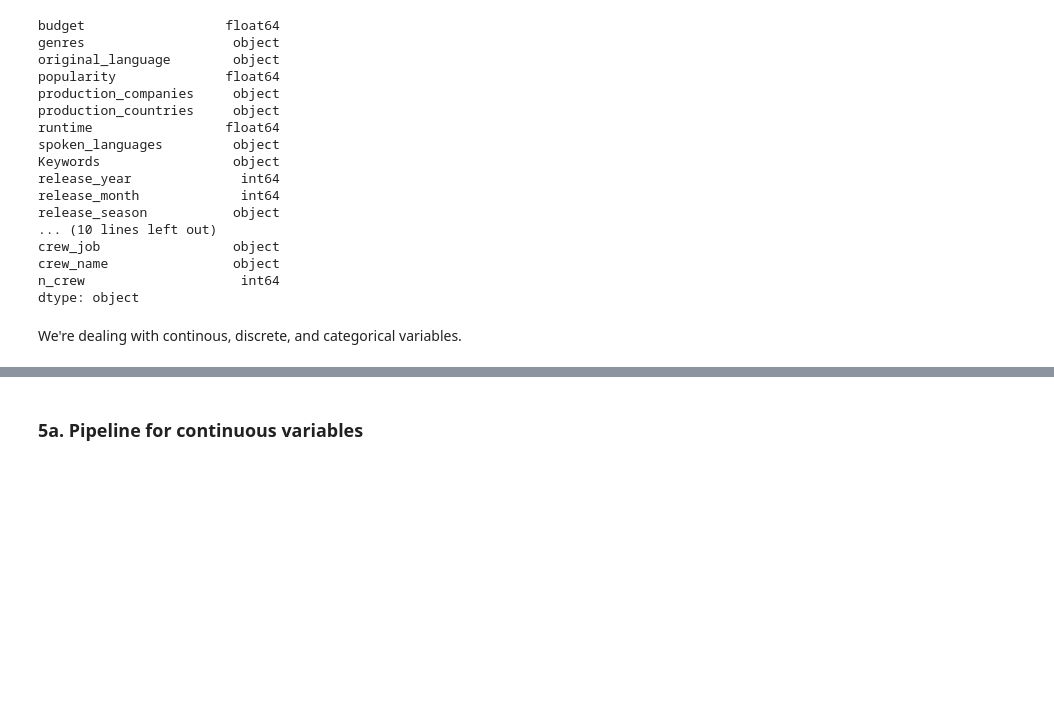
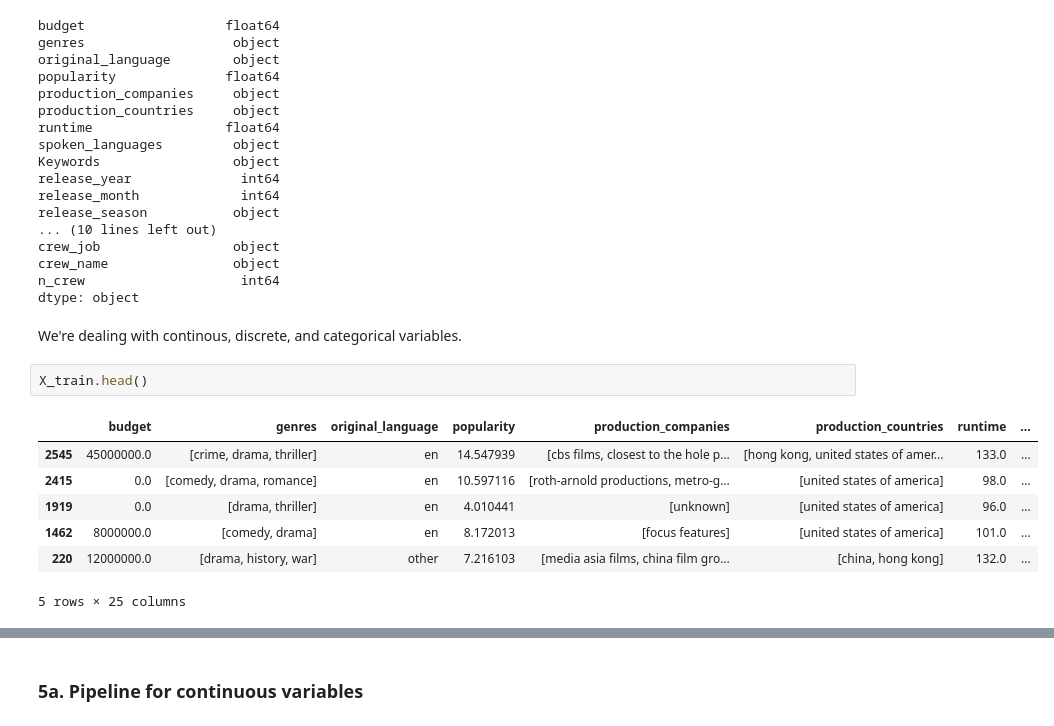
Before and after one commit to collindching/Learning-Exercises, a Jupyter notebook: Box Office Revenue Prediction/Regression Model.ipynb, the cells around one changed output, grey strips where cells are left out. Drawn from its saved outputs; the diff is of its cells as text; blank space fills up the shorter version.

```diff
--- a/Box Office Revenue Prediction/Regression Model.ipynb
+++ b/Box Office Revenue Prediction/Regression Model.ipynb
@@ -1042,3 +1049,13 @@ n_crew                    int64
 dtype: object
 # %% [markdown]
 We're dealing with continous, discrete, and categorical variables.
+# %%
+X_train.head()
+# %% [output]
+|  | budget | genres | original_language | popularity | production_companies | production_countries | runtime | ... |
+| 2545 | 45000000.0 | [crime, drama, thriller] | en | 14.547939 | [cbs films, closest to the hole p... | [hong kong, united states of amer... | 133.0 | ... |
+| 2415 | 0.0 | [comedy, drama, romance] | en | 10.597116 | [roth-arnold productions, metro-g... | [united states of america] | 98.0 | ... |
+| 1919 | 0.0 | [drama, thriller] | en | 4.010441 | [unknown] | [united states of america] | 96.0 | ... |
+| 1462 | 8000000.0 | [comedy, drama] | en | 8.172013 | [focus features] | [united states of america] | 101.0 | ... |
+| 220 | 12000000.0 | [drama, history, war] | other | 7.216103 | [media asia films, china film gro... | [china, hong kong] | 132.0 | ... |
+5 rows × 25 columns
```
Also changed, not shown: parts of 9 cells of this notebook, 3 other files.
